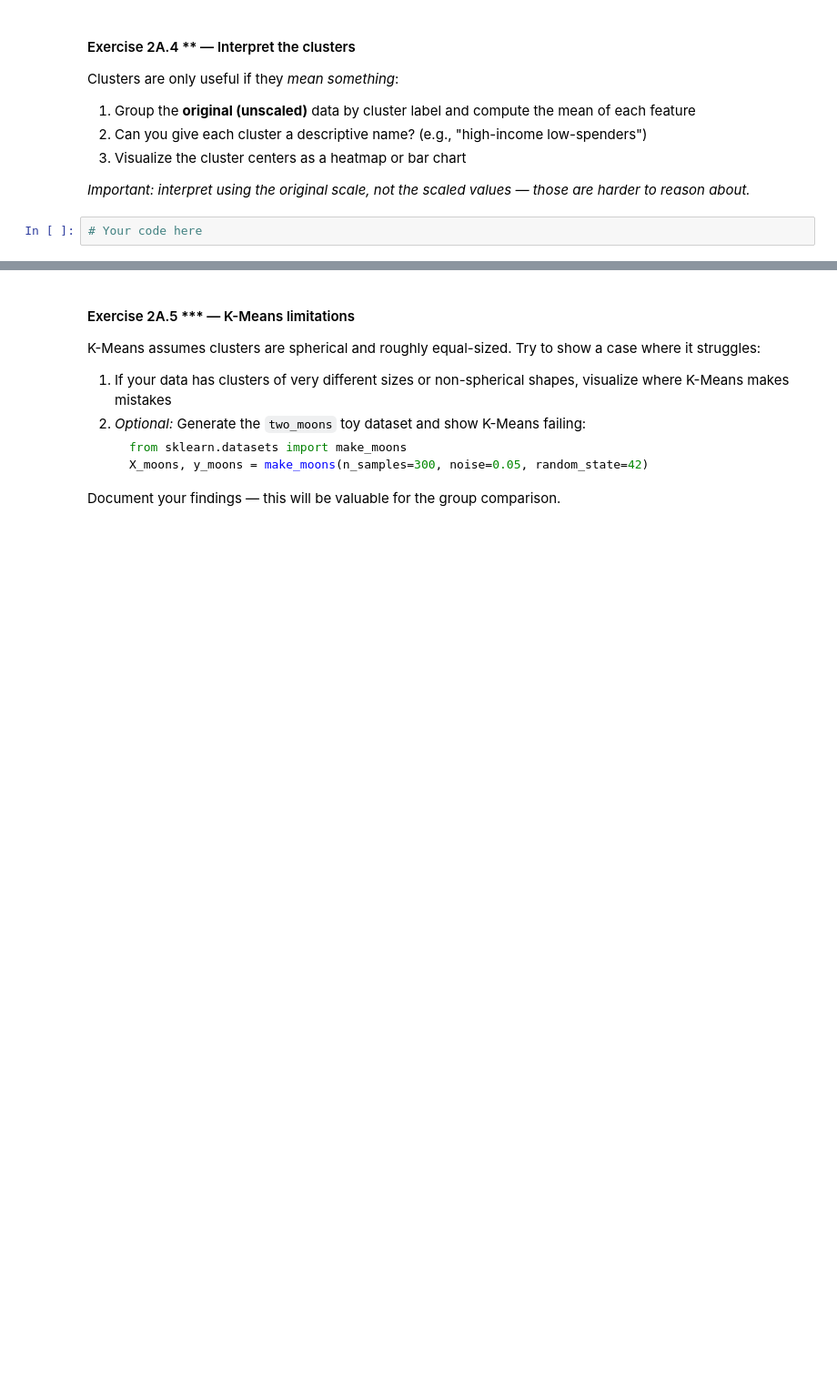
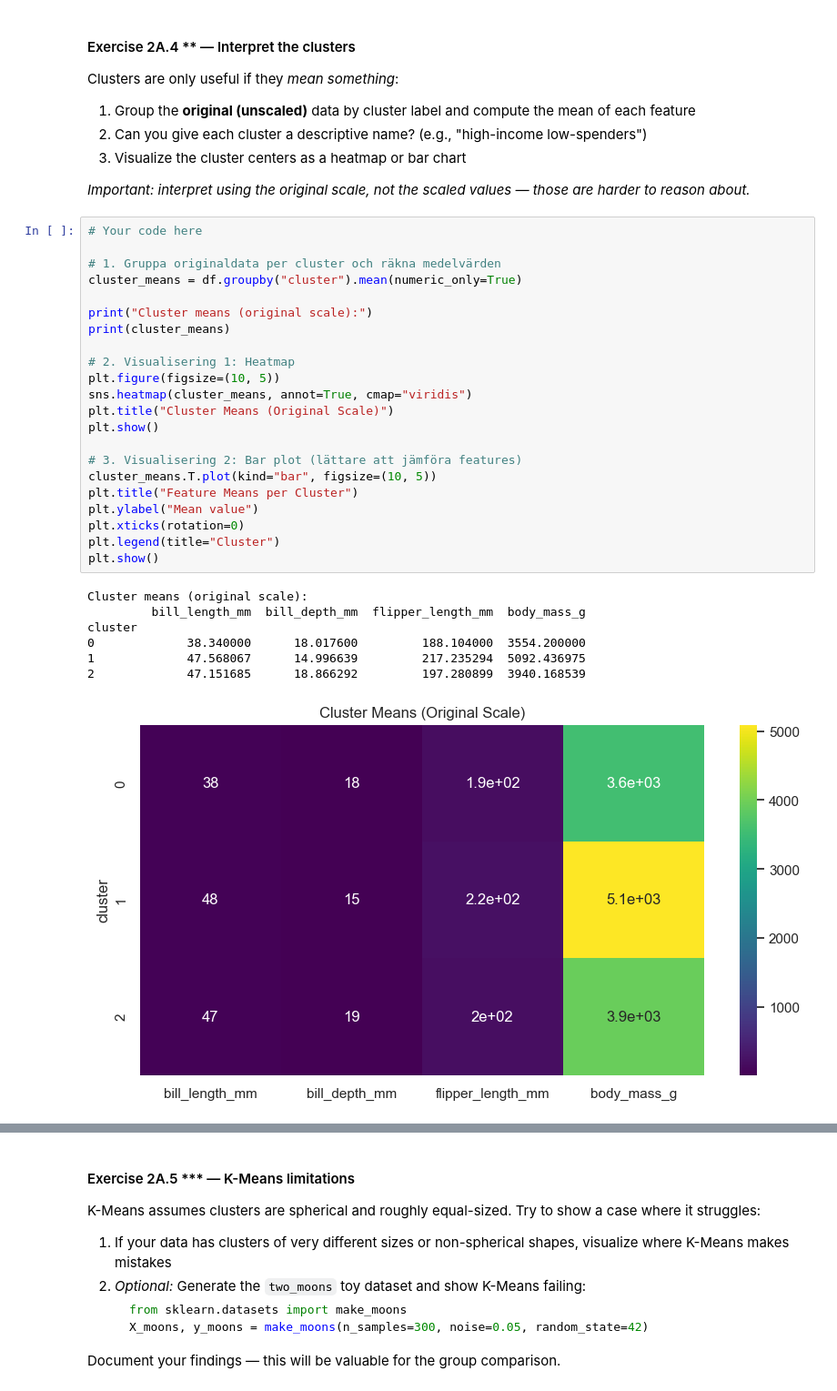
Before and after one commit to NootNoot583/Workshop-UML, a Jupyter notebook: unsupervised_ml_workshop.ipynb, the cells around one changed output, grey strips where cells are left out. Shown at 91% size. Saved outputs shown, nothing was run; the diff lists cells and outputs as text; blank space fills up the shorter version.

```diff
--- a/unsupervised_ml_workshop.ipynb
+++ b/unsupervised_ml_workshop.ipynb
@@ -300,5 +376,33 @@ Clusters are only useful if they *mean something*:
 3. Visualize the cluster centers as a heatmap or bar chart
 
 *Important: interpret using the original scale, not the scaled values — those are harder to reason about.*
-# %%
-# Your code here
+# %%
+# Your code here
+
+# 1. Gruppa originaldata per cluster och räkna medelvärden
+cluster_means = df.groupby("cluster").mean(numeric_only=True)
+
+print("Cluster means (original scale):")
+print(cluster_means)
+
+# 2. Visualisering 1: Heatmap
+plt.figure(figsize=(10, 5))
+sns.heatmap(cluster_means, annot=True, cmap="viridis")
+plt.title("Cluster Means (Original Scale)")
+plt.show()
+
+# 3. Visualisering 2: Bar plot (lättare att jämföra features)
+cluster_means.T.plot(kind="bar", figsize=(10, 5))
+plt.title("Feature Means per Cluster")
+plt.ylabel("Mean value")
+plt.xticks(rotation=0)
+plt.legend(title="Cluster")
+plt.show()
+# %% [output]
+Cluster means (original scale):
+         bill_length_mm  bill_depth_mm  flipper_length_mm  body_mass_g
+cluster
+0             38.340000      18.017600         188.104000  3554.200000
+1             47.568067      14.996639         217.235294  5092.436975
+2             47.151685      18.866292         197.280899  3940.168539
+[figure, added]
```
Also changed, not shown: parts of 11 cells of this notebook.
